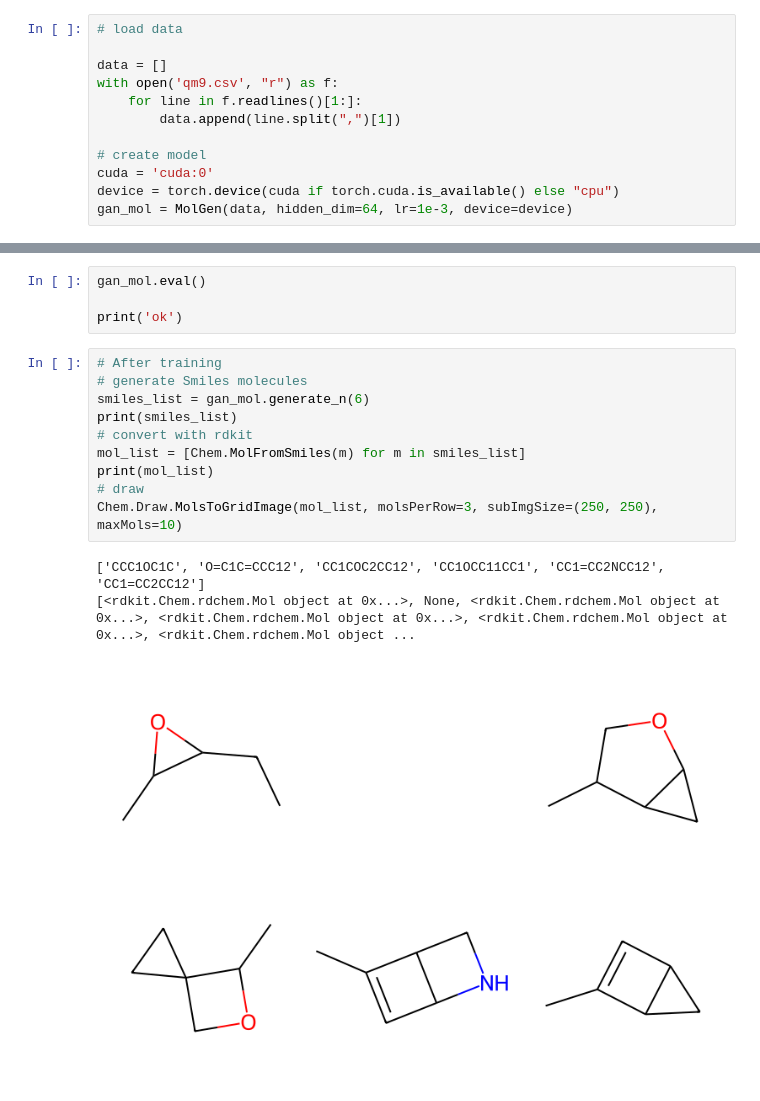
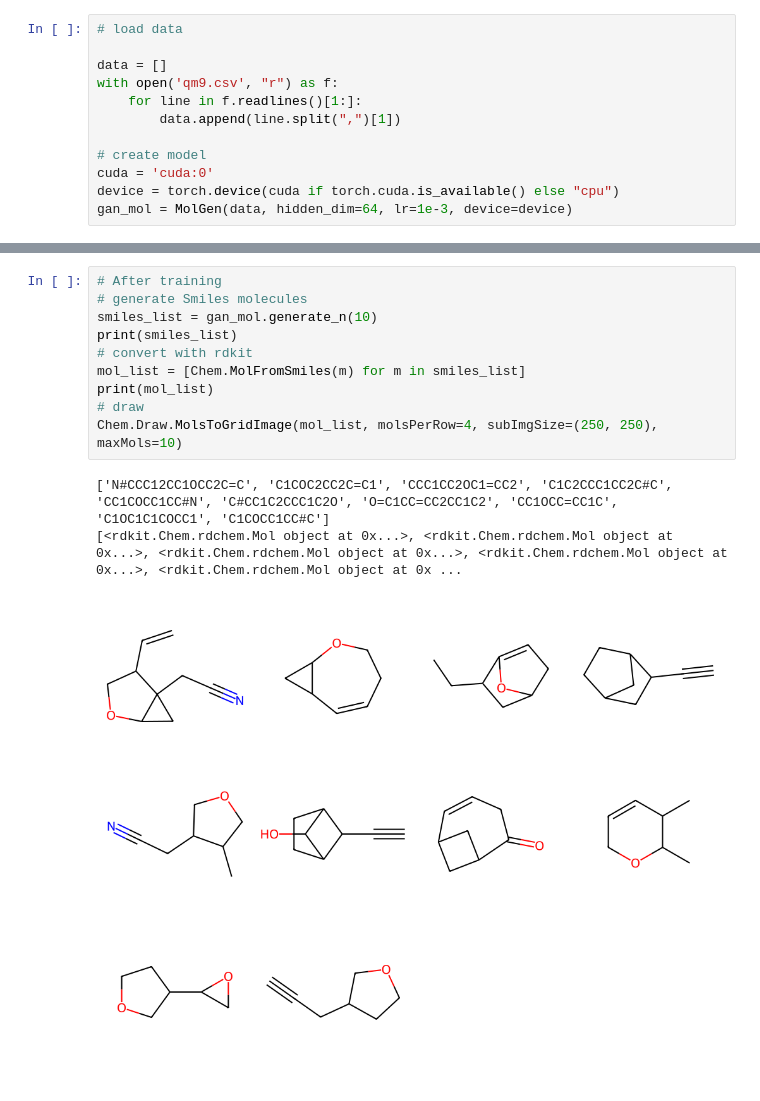
Before and after one commit to bharani1990/DGM_Final_Project_MolGAN, a Jupyter notebook: MolGAN_v2.ipynb, the cells around one changed output, grey strips where cells are left out. Saved outputs shown, nothing was run; the diff lists cells and outputs as text.

```diff
--- a/MolGAN_v2.ipynb
+++ b/MolGAN_v2.ipynb
@@ -496,18 +505,14 @@ KeyboardInterrupt:
-# %%
-gan_mol.eval()
-
-print('ok')
 # %%
 # After training
 # generate Smiles molecules
-smiles_list = gan_mol.generate_n(6)
+smiles_list = gan_mol.generate_n(10)
 print(smiles_list)
 # convert with rdkit
 mol_list = [Chem.MolFromSmiles(m) for m in smiles_list]
 print(mol_list)
 # draw
-Chem.Draw.MolsToGridImage(mol_list, molsPerRow=3, subImgSize=(250, 250), maxMols=10)
+Chem.Draw.MolsToGridImage(mol_list, molsPerRow=4, subImgSize=(250, 250), maxMols=10)
 # %% [output]
-['CCC1OC1C', 'O=C1C=CCC12', 'CC1COC2CC12', 'CC1OCC11CC1', 'CC1=CC2NCC12', 'CC1=CC2CC12']
-[<rdkit.Chem.rdchem.Mol object at 0x...>, None, <rdkit.Chem.rdchem.Mol object at 0x...>, <rdkit.Chem.rdchem.Mol object at 0x...>, <rdkit.Chem.rdchem.Mol object at 0x...>, <rdkit.Chem.rdchem.Mol object ...
+['N#CCC12CC1OCC2C=C', 'C1COC2CC2C=C1', 'CCC1CC2OC1=CC2', 'C1C2CCC1CC2C#C', 'CC1COCC1CC#N', 'C#CC1C2CCC1C2O', 'O=C1CC=CC2CC1C2', 'CC1OCC=CC1C', 'C1OC1C1COCC1', 'C1COCC1CC#C']
+[<rdkit.Chem.rdchem.Mol object at 0x...>, <rdkit.Chem.rdchem.Mol object at 0x...>, <rdkit.Chem.rdchem.Mol object at 0x...>, <rdkit.Chem.rdchem.Mol object at 0x...>, <rdkit.Chem.rdchem.Mol object at 0x ...
-[figure, old version]
+[figure, new version]
```
Also changed, not shown: parts of 5 cells of this notebook.
